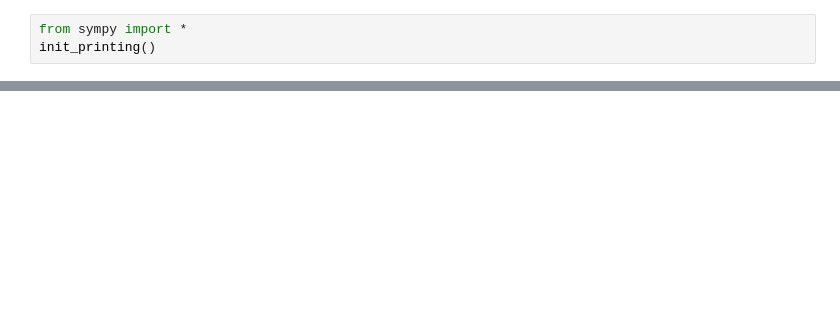
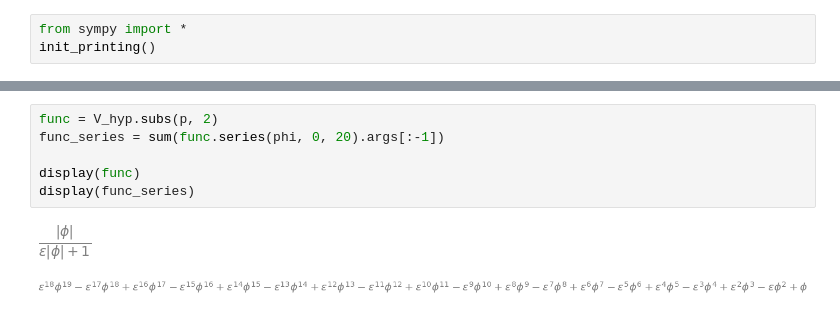
Before and after one commit to jstreibel/StudioSlab, a Jupyter notebook: Studios/Fields/Tools/DataAnalysis/ipynb/scribbles/other_regularizations.ipynb, the cells around one changed output, grey strips where cells are left out. Cells and saved outputs as stored; diff of their text form; blank space fills up the shorter version.

```diff
--- a/Studios/Fields/Tools/DataAnalysis/ipynb/scribbles/other_regularizations.ipynb
+++ b/Studios/Fields/Tools/DataAnalysis/ipynb/scribbles/other_regularizations.ipynb
@@ -92,0 +83,9 @@ NameError: name 'Gamma' is not defined
+# %%
+func = V_hyp.subs(p, 2)
+func_series = sum(func.series(phi, 0, 20).args[:-1])
+
+display(func)
+display(func_series)
+# %% [output]
+[figure, added]
+[figure, added]
```
Also changed, not shown: parts of 16 cells of this notebook, 43 other files.
